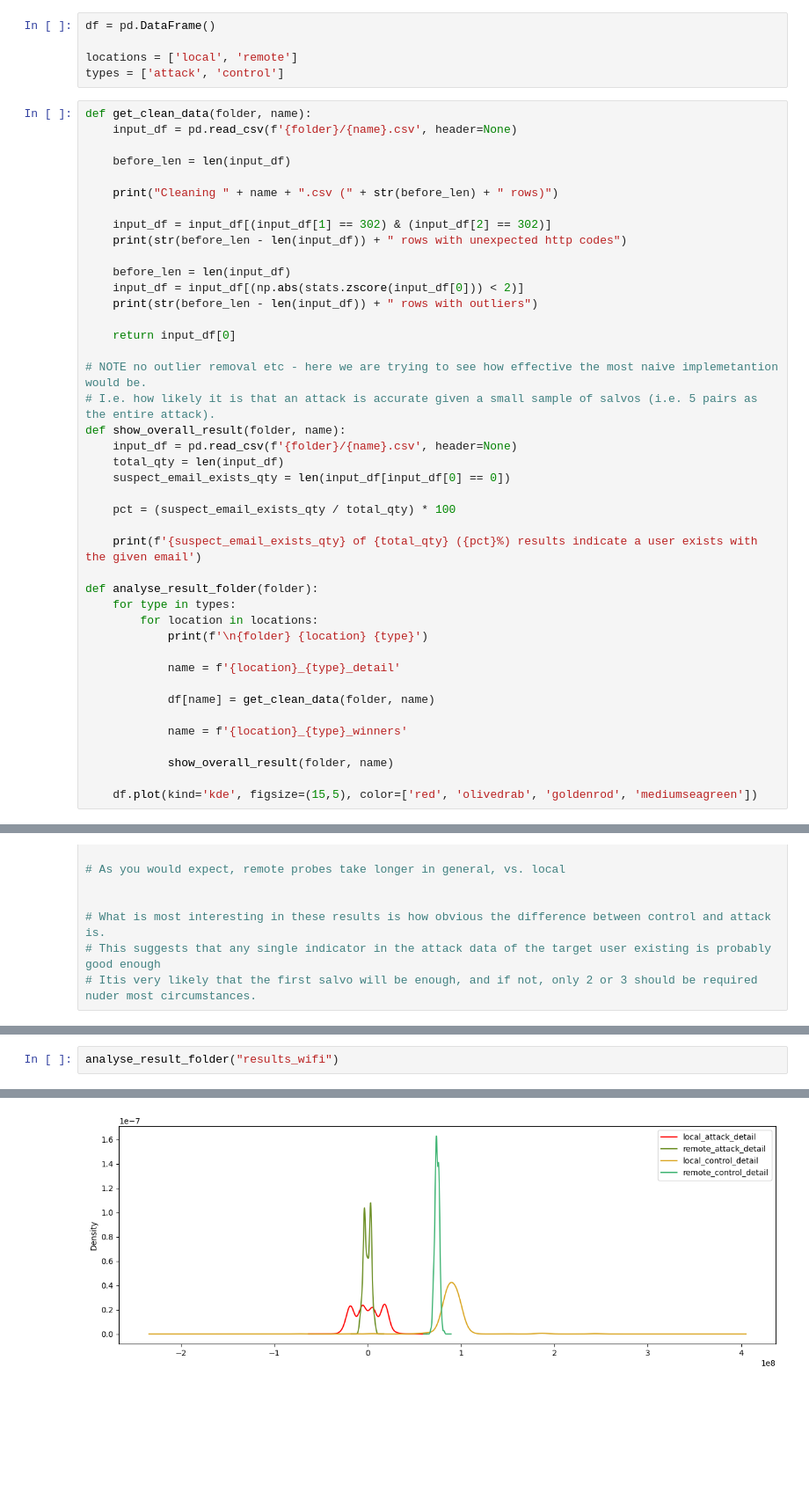
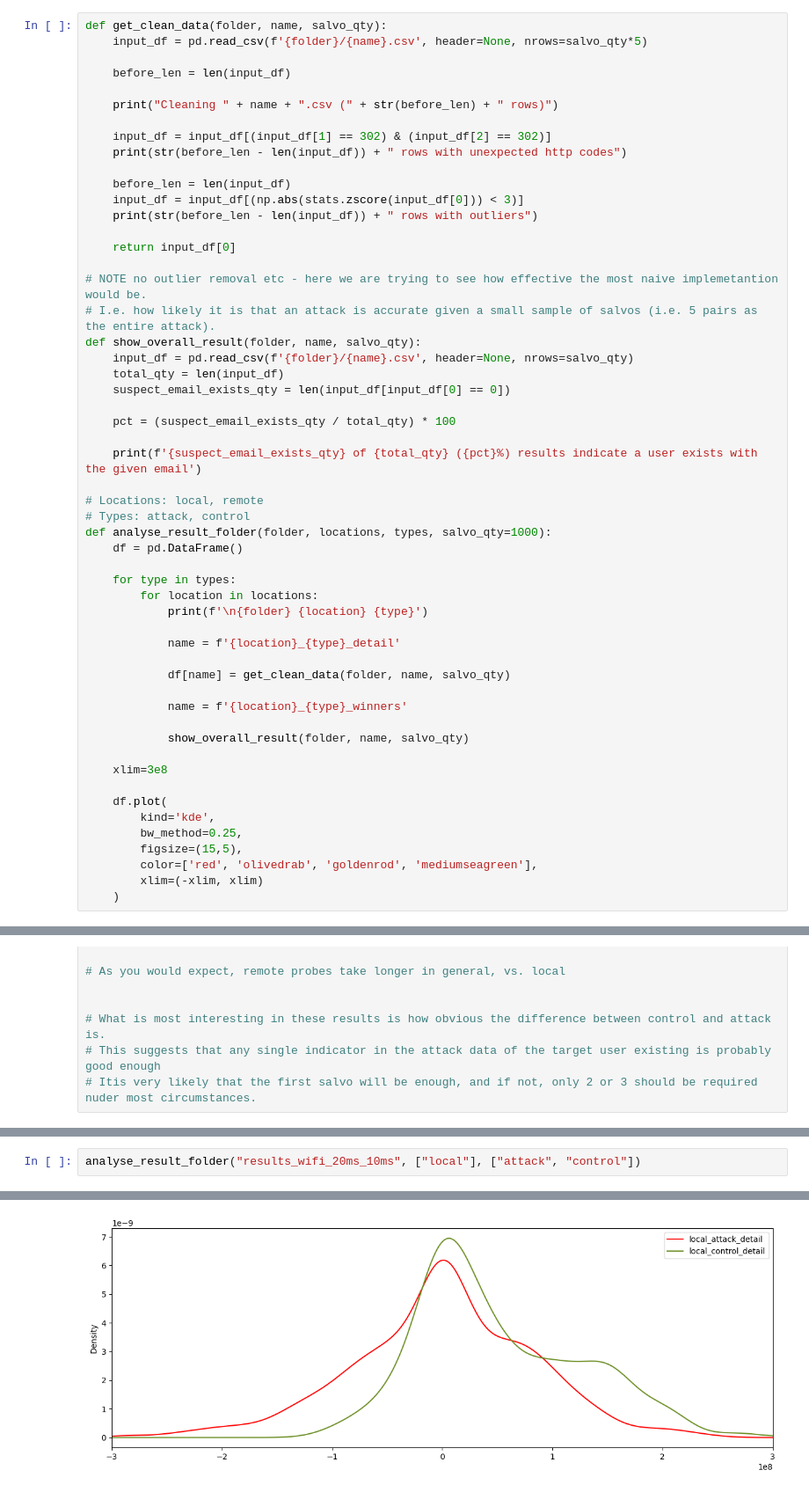
Before and after one commit to jefc1111/laravel-user-enumeration-demo, a Jupyter notebook: result_analysis.ipynb, the cells around one changed output, grey strips where cells are left out. Shown: that part at 88% size. Drawn from its saved outputs; the diff is of its cells as text; blank space fills up the shorter version.

```diff
--- a/result_analysis.ipynb
+++ b/result_analysis.ipynb
@@ -4,14 +4,9 @@ import matplotlib.pyplot as plt
 import numpy as np
 from scipy import stats
 import seaborn as sns
-# %%
-df = pd.DataFrame()
-
-locations = ['local', 'remote']
-types = ['attack', 'control']
 # %%
-def get_clean_data(folder, name):
-    input_df = pd.read_csv(f'{folder}/{name}.csv', header=None)
+def get_clean_data(folder, name, salvo_qty):
+    input_df = pd.read_csv(f'{folder}/{name}.csv', header=None, nrows=salvo_qty*5)
 
     before_len = len(input_df)
 
@@ -21,15 +16,15 @@ def get_clean_data(folder, name):
     print(str(before_len - len(input_df)) + " rows with unexpected http codes")
 
     before_len = len(input_df)
-    input_df = input_df[(np.abs(stats.zscore(input_df[0])) < 2)]
+    input_df = input_df[(np.abs(stats.zscore(input_df[0])) < 3)]
     print(str(before_len - len(input_df)) + " rows with outliers")
 
     return input_df[0]
 
 # NOTE no outlier removal etc - here we are trying to see how effective the most naive implemetantion would be.
 # I.e. how likely it is that an attack is accurate given a small sample of salvos (i.e. 5 pairs as the entire attack).
-def show_overall_result(folder, name):
-    input_df = pd.read_csv(f'{folder}/{name}.csv', header=None)
+def show_overall_result(folder, name, salvo_qty):
+    input_df = pd.read_csv(f'{folder}/{name}.csv', header=None, nrows=salvo_qty)
     total_qty = len(input_df)
     suspect_email_exists_qty = len(input_df[input_df[0] == 0])
 
@@ -37,20 +32,32 @@ def show_overall_result(folder, name):
 
     print(f'{suspect_email_exists_qty} of {total_qty} ({pct}%) results indicate a user exists with the given email')
 
-def analyse_result_folder(folder):
+# Locations: local, remote
+# Types: attack, control
+def analyse_result_folder(folder, locations, types, salvo_qty=1000):
+    df = pd.DataFrame()
+
     for type in types:
         for location in locations:
             print(f'\n{folder} {location} {type}')
 
             name = f'{location}_{type}_detail'
 
-            df[name] = get_clean_data(folder, name)
+            df[name] = get_clean_data(folder, name, salvo_qty)
 
             name = f'{location}_{type}_winners'
 
-            show_overall_result(folder, name)
+            show_overall_result(folder, name, salvo_qty)
 
-    df.plot(kind='kde', figsize=(15,5), color=['red', 'olivedrab', 'goldenrod', 'mediumseagreen'])
+    xlim=3e8
+
+    df.plot(
+        kind='kde',
+        bw_method=0.25,
+        figsize=(15,5),
+        color=['red', 'olivedrab', 'goldenrod', 'mediumseagreen'],
+        xlim=(-xlim, xlim)
+    )
 # %%
 # While the above kde chart is useful for improving our mental model of how the attack works, all a real attacker really needs to know is
 # whether responses typically arrived at about the same time.
@@ -69,3 +91,3 @@ def analyse_result_folder(folder):
 # %%
-analyse_result_folder("results_wifi")
+analyse_result_folder("results_wifi_20ms_10ms", ["local"], ["attack", "control"])
 # %% [output]
@@ -89 +105 @@ Cleaning remote_control_detail.csv (495 rows)
-[figure, old version]
+[figure, new version]
```
Also changed, not shown: parts of 7 cells of this notebook.
